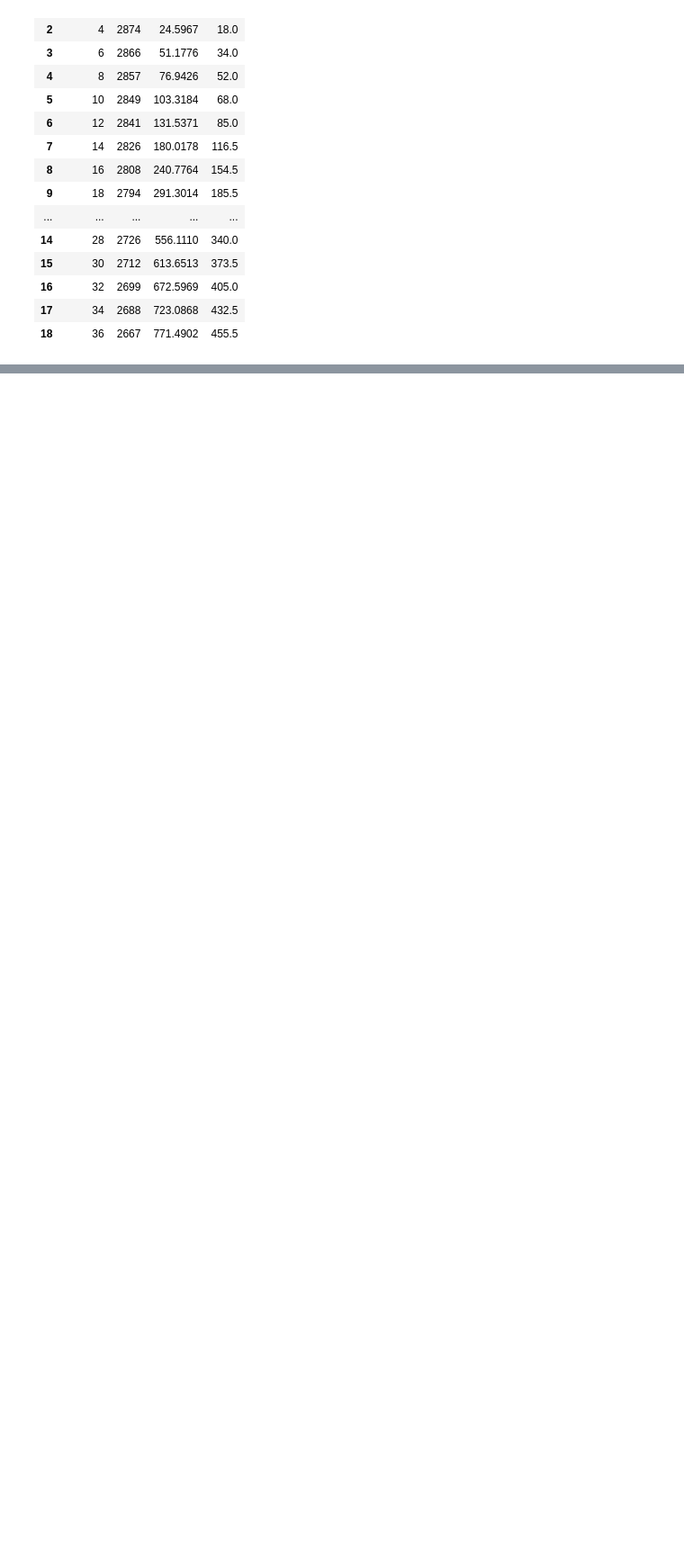
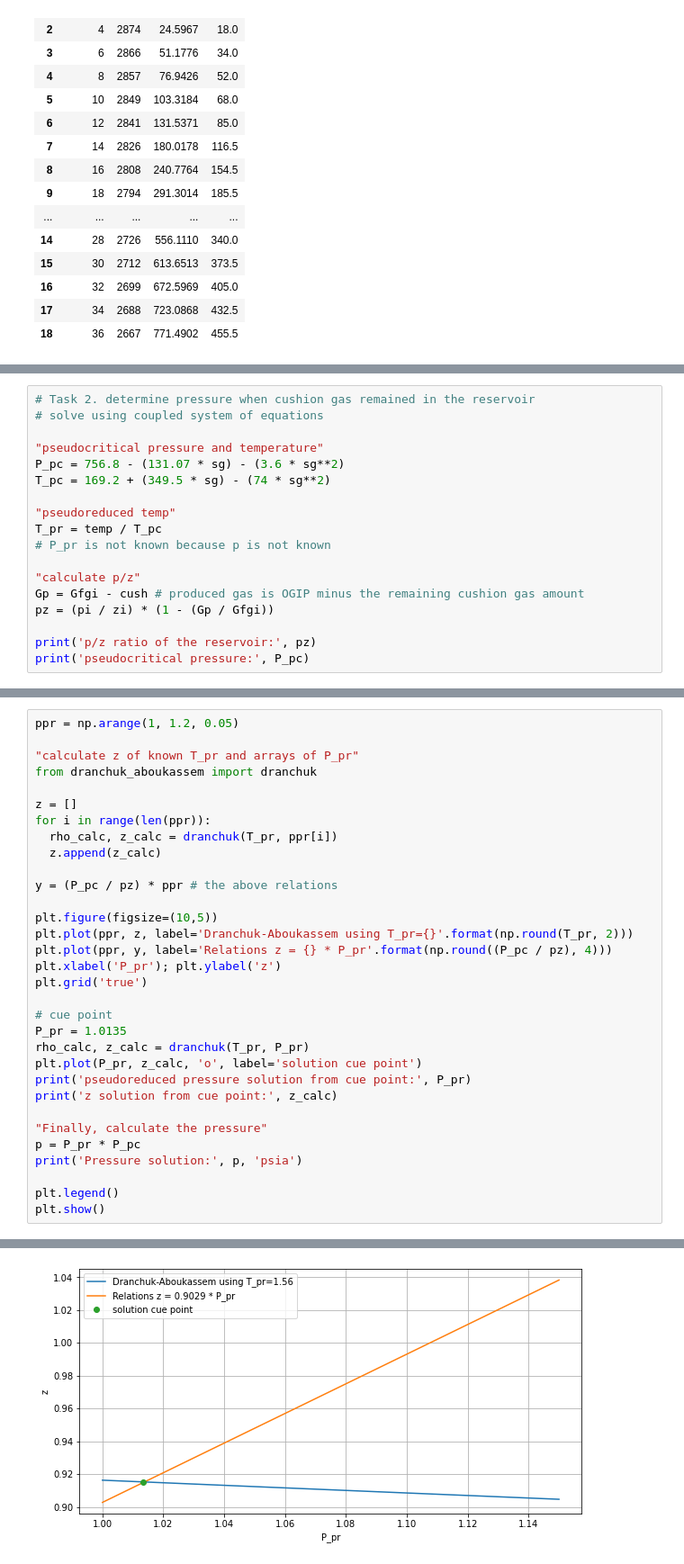
Before and after one commit to yohanesnuwara/reservoir-engineering, a Jupyter notebook: Unit 9 Dry-Gas Reservoirs/notebook/9_problems.ipynb, the cells around one changed output, grey strips where cells are left out. Shown: that part at 90% size. Drawn from its saved outputs; the diff is of its cells as text; blank space fills up the shorter version.

```diff
--- a/Unit 9 Dry-Gas Reservoirs/notebook/9_problems.ipynb
+++ b/Unit 9 Dry-Gas Reservoirs/notebook/9_problems.ipynb
@@ -437,0 +616,18 @@ data
+# %%
+# Task 2. determine pressure when cushion gas remained in the reservoir
+# solve using coupled system of equations
+
+"pseudocritical pressure and temperature"
+P_pc = 756.8 - (131.07 * sg) - (3.6 * sg**2)
+T_pc = 169.2 + (349.5 * sg) - (74 * sg**2)
+
+"pseudoreduced temp"
+T_pr = temp / T_pc
+# P_pr is not known because p is not known
+
+"calculate p/z"
+Gp = Gfgi - cush # produced gas is OGIP minus the remaining cushion gas amount
+pz = (pi / zi) * (1 - (Gp / Gfgi))
+
+print('p/z ratio of the reservoir:', pz)
+print('pseudocritical pressure:', P_pc)
@@ -437,0 +651,33 @@ data
+# %%
+ppr = np.arange(1, 1.2, 0.05)
+
+"calculate z of known T_pr and arrays of P_pr"
+from dranchuk_aboukassem import dranchuk
+
+z = []
+for i in range(len(ppr)):
+  rho_calc, z_calc = dranchuk(T_pr, ppr[i])
+  z.append(z_calc)
+
+y = (P_pc / pz) * ppr # the above relations
+
+plt.figure(figsize=(10,5))
+plt.plot(ppr, z, label='Dranchuk-Aboukassem using T_pr={}'.format(np.round(T_pr, 2)))
+plt.plot(ppr, y, label='Relations z = {} * P_pr'.format(np.round((P_pc / pz), 4)))
+plt.xlabel('P_pr'); plt.ylabel('z')
+plt.grid('true')
+
+# cue point
+P_pr = 1.0135
+rho_calc, z_calc = dranchuk(T_pr, P_pr)
+plt.plot(P_pr, z_calc, 'o', label='solution cue point')
+print('pseudoreduced pressure solution from cue point:', P_pr)
+print('z solution from cue point:', z_calc)
+
+"Finally, calculate the pressure"
+p = P_pr * P_pc
+print('Pressure solution:', p, 'psia')
+
+plt.legend()
+plt.show()
+# %% [output]
@@ -437,0 +687 @@ data
+[figure, added]
```
Also changed, not shown: parts of 18 cells of this notebook.
